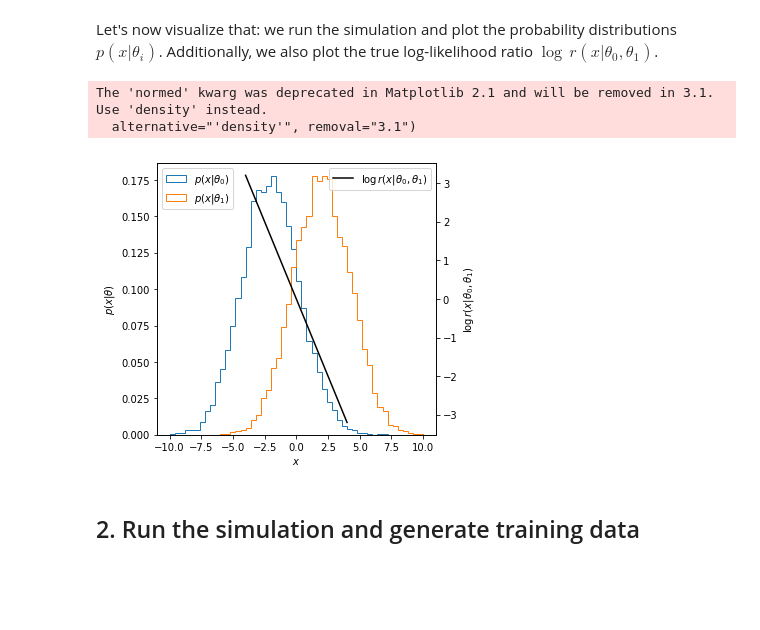
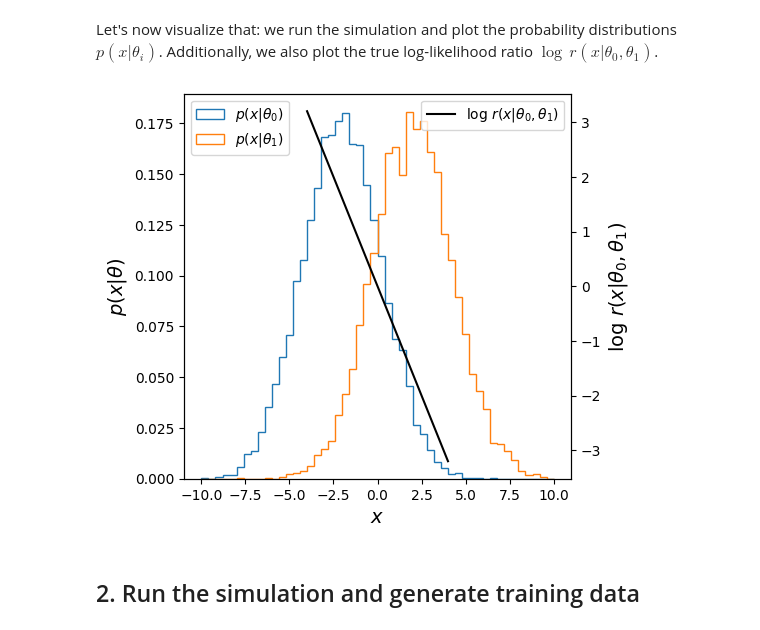
Before and after one commit to madminer-tool/madminer, a Jupyter notebook: examples/tutorial_toy_simulator/tutorial_toy_simulator.ipynb, the cells around one changed output. Cells and saved outputs as stored; diff of their text form; code cells hidden in the pictures; blank space fills up the shorter version.

```diff
--- a/examples/tutorial_toy_simulator/tutorial_toy_simulator.ipynb
+++ b/examples/tutorial_toy_simulator/tutorial_toy_simulator.ipynb
@@ -82,28 +82,26 @@ Let's now visualize that: we run the simulation and plot the probability distrib
 # %%
 x0, _, _ = simulate(-2, npoints=10000)
 x1, _, _ = simulate(2, npoints=10000)
 
 xr = np.linspace(-4.0, 4.0, 100)
 rx = np.log(calculate_likelihood_ratio(xr, -2, 2))
 
 fig, ax1 = plt.subplots()
 fig.set_size_inches(5, 5)
-ax1.set_xlabel("$x$")
-ax1.hist(x0, bins=50, range=(-10, 10.0), histtype="step", label=r"$p(x | \theta_0)$", normed=True)
-ax1.hist(x1, bins=50, range=(-10, 10.0), histtype="step", label=r"$p(x | \theta_1)$", normed=True)
-ax1.set_ylabel(r"$p(x|\theta)$")
+ax1.set_xlabel("$x$", size=14)
+ax1.hist(x0, bins=50, range=(-10, 10.0), histtype="step", label=r"$p(x | \theta_0)$", density=True)
+ax1.hist(x1, bins=50, range=(-10, 10.0), histtype="step", label=r"$p(x | \theta_1)$", density=True)
+ax1.set_ylabel(r"$p(x|\theta)$", size=14)
 ax1.legend(loc=2)
 
 ax2 = ax1.twinx()
 ax2.plot(xr, rx, color="black", label=r"$\log\,r(x|\theta_0,\theta_1)$")
-ax2.set_ylabel(r"$\log\,r(x|\theta_0,\theta_1)$")
+ax2.set_ylabel(r"$\log\,r(x|\theta_0,\theta_1)$", size=14)
 ax2.legend(loc=1)
 
-plt.show()
+fig.savefig("true_log_likelihood_ratio.png", dpi=300)
 # %% [output]
-The 'normed' kwarg was deprecated in Matplotlib 2.1 and will be removed in 3.1. Use 'density' instead.
-  alternative="'density'", removal="3.1")
-[figure, old version]
+[figure, new version]
 # %% [markdown]
 ## 2. Run the simulation and generate training data
 # %% [markdown]
```
Also changed, not shown: parts of 8 cells of this notebook.
